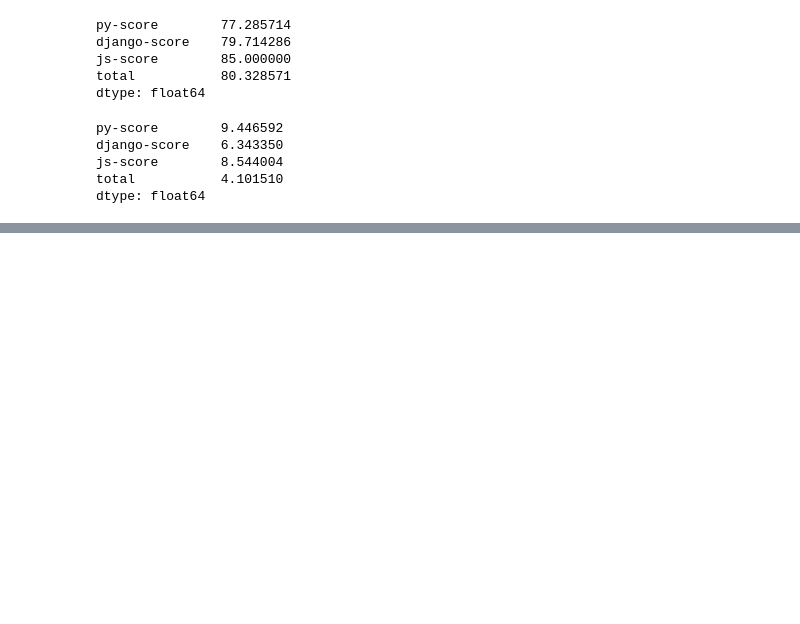
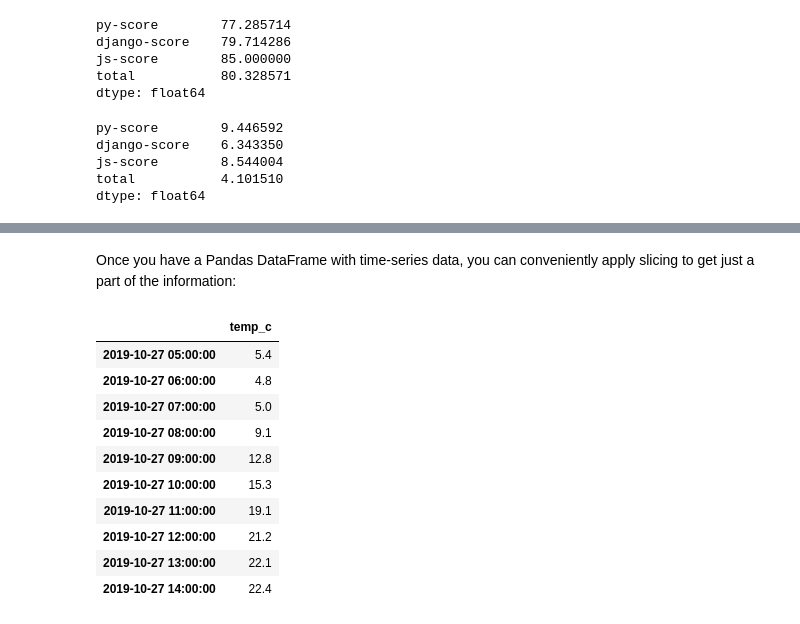
Before and after one commit to jahromi/TechTalk, a Jupyter notebook: python/notebooks/Pandas.ipynb, the cells around one changed output, grey strips where cells are left out. Saved outputs shown, nothing was run; the diff lists cells and outputs as text; code cells hidden in the pictures; blank space fills up the shorter version.

```diff
--- a/python/notebooks/Pandas.ipynb
+++ b/python/notebooks/Pandas.ipynb
@@ -494,0 +644,16 @@ dtype: float64
+# %% [markdown]
+Once you have a Pandas DataFrame with time-series data, you can conveniently apply slicing to get just a part of the information:
+# %%
+temp['2019-10-27 05':'2019-10-27 14']
+# %% [output]
+|  | temp_c |
+| 2019-10-27 05:00:00 | 5.4 |
+| 2019-10-27 06:00:00 | 4.8 |
+| 2019-10-27 07:00:00 | 5.0 |
+| 2019-10-27 08:00:00 | 9.1 |
+| 2019-10-27 09:00:00 | 12.8 |
+| 2019-10-27 10:00:00 | 15.3 |
+| 2019-10-27 11:00:00 | 19.1 |
+| 2019-10-27 12:00:00 | 21.2 |
+| 2019-10-27 13:00:00 | 22.1 |
+| 2019-10-27 14:00:00 | 22.4 |
```
Also changed, not shown: parts of 28 cells of this notebook.
